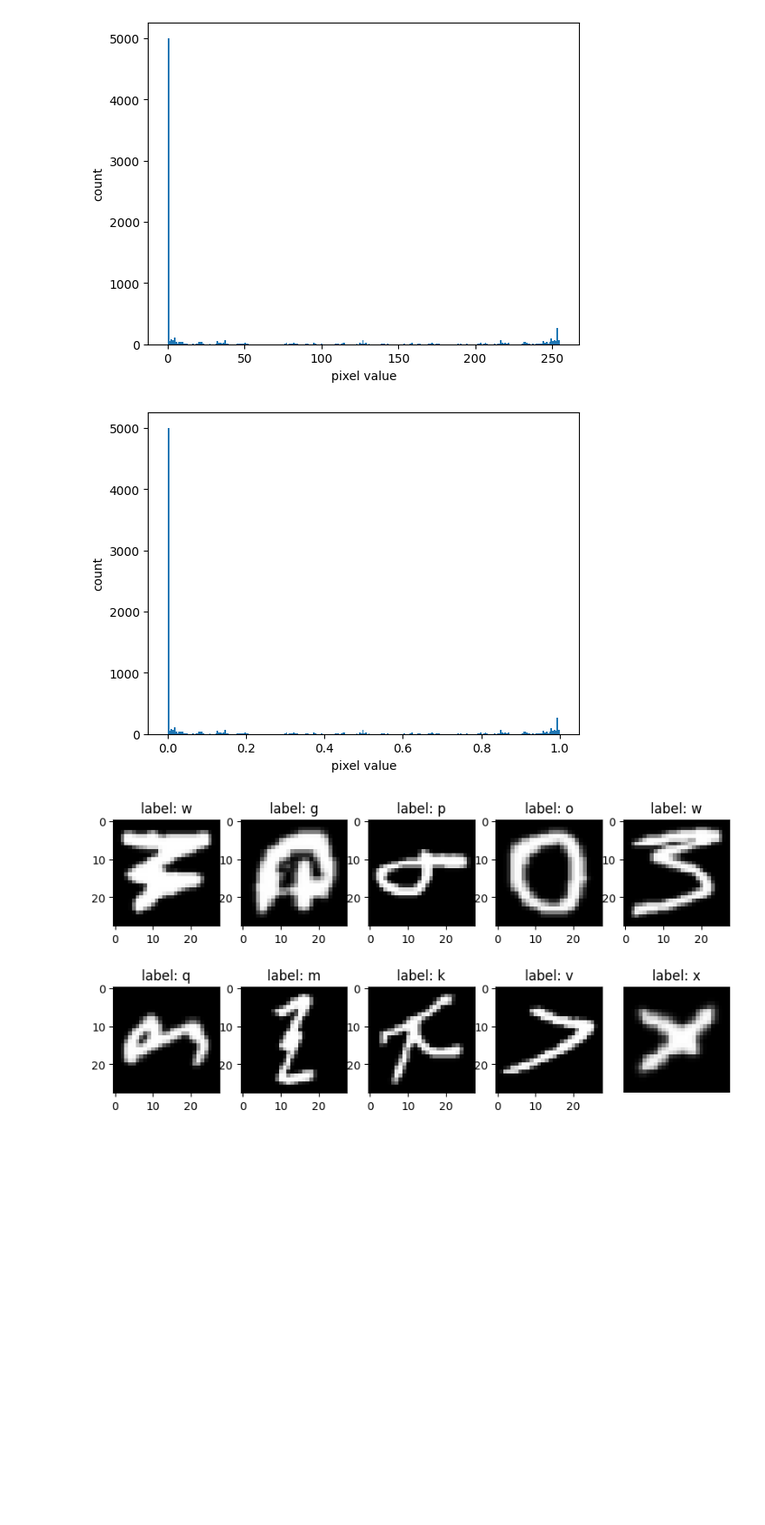
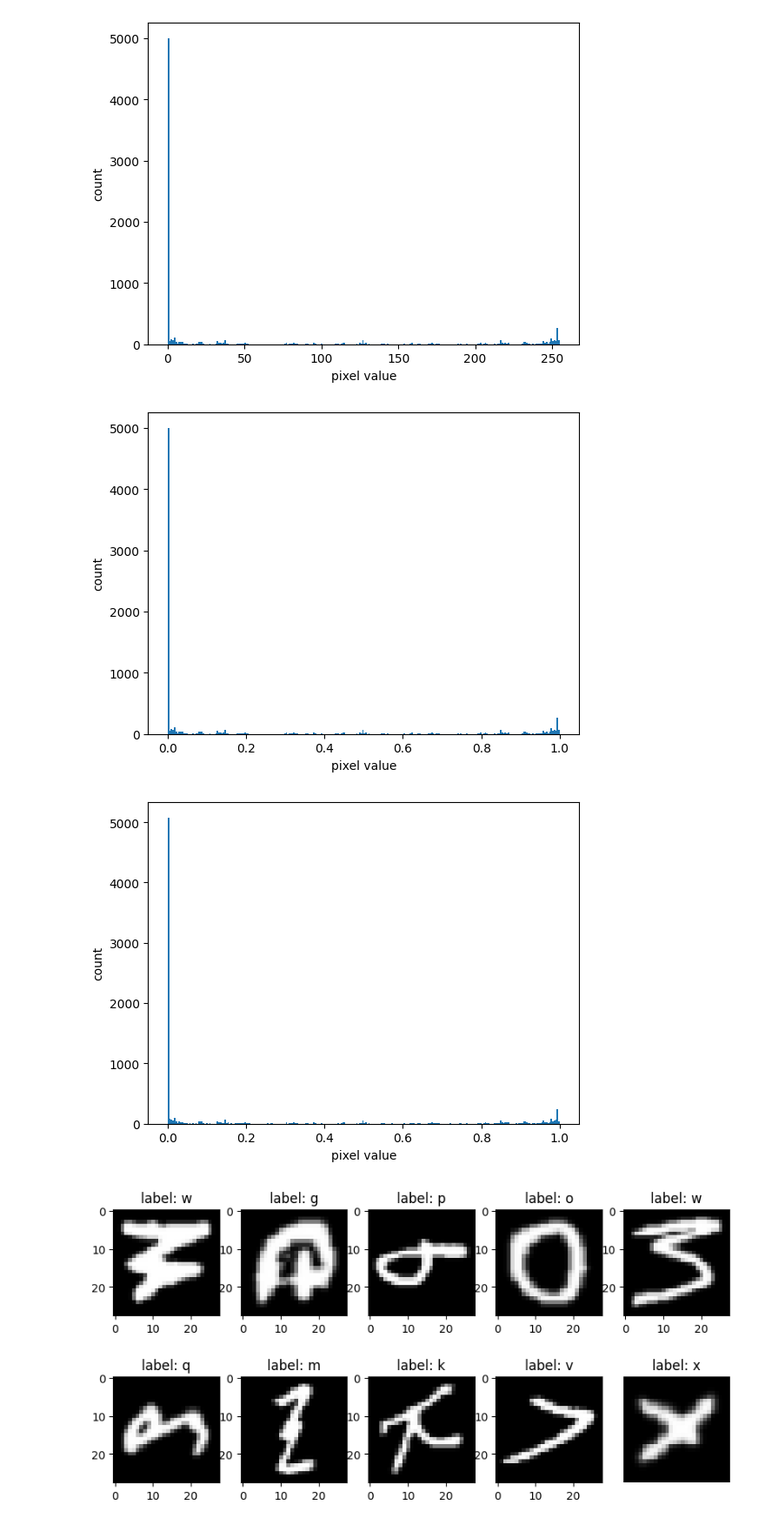
Before and after one commit to hmasum52/CSE472-ML-sessional, a Jupyter notebook: offline3-fnn/fnn.ipynb, the cells around one changed output. Shown: that part at 87% size. Saved outputs shown, nothing was run; the diff lists cells and outputs as text; code cells hidden in the pictures; blank space fills up the shorter version.

```diff
--- a/offline3-fnn/fnn.ipynb
+++ b/offline3-fnn/fnn.ipynb
@@ -197,6 +118,7 @@ train_val_ds.targets = train_val_ds.targets - 1
 test_ds.targets = test_ds.targets - 1
 
 train_val_ds.classes = train_val_ds.classes[1:]
+test_ds.classes = test_ds.classes[1:]
 # %%
 # print number of samples per class
 for label in torch.unique(train_val_ds.targets):
@@ -243,14 +164,22 @@ plt.show()
 # %%
 # normalize the data
 train_val_ds.data = train_val_ds.data / torch.max(train_val_ds.data)
+test_ds.data = test_ds.data / torch.max(test_ds.data)
 # %%
 # plot histogram for 1st 10 samples
 plt.hist(train_val_ds.data[:10].numpy().ravel(), bins=256)
 plt.xlabel("pixel value")
 plt.ylabel("count")
 plt.show()
+
+# plot for test data
+plt.hist(test_ds.data[:10].numpy().ravel(), bins=256)
+plt.xlabel("pixel value")
+plt.ylabel("count")
+plt.show()
 # %% [output]
 [figure]
+[figure, added]
 # %%
 # visualize the data
 # plot 1st 10 samples
```
Also changed, not shown: parts of 37 cells of this notebook.
